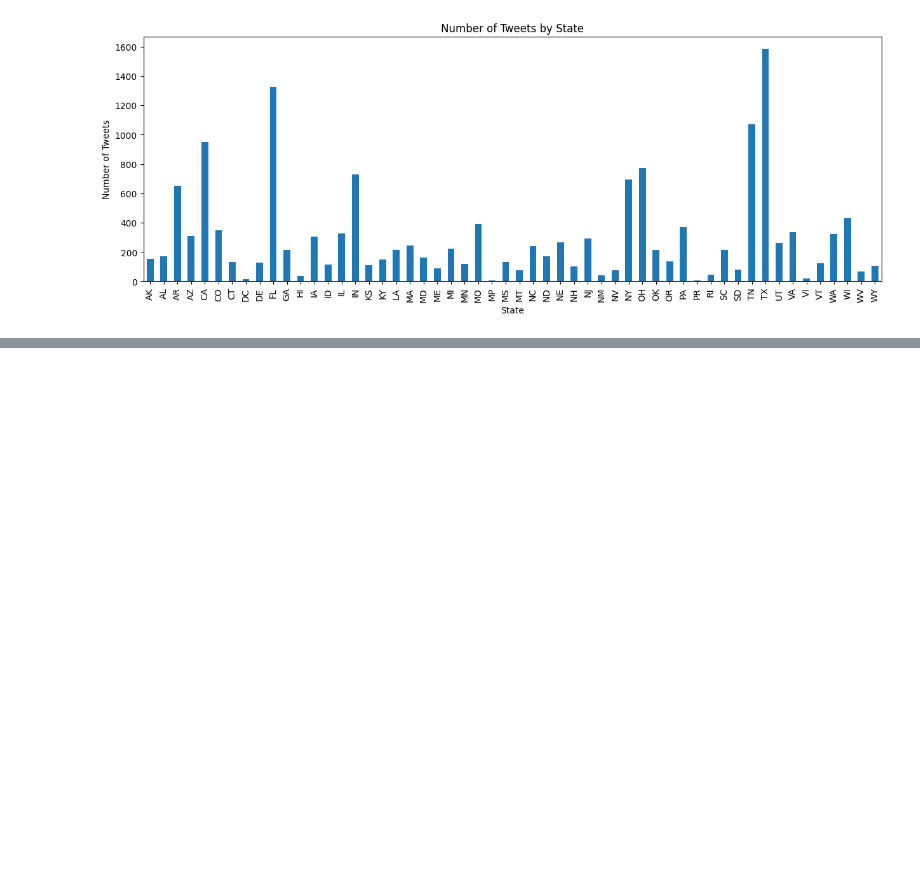
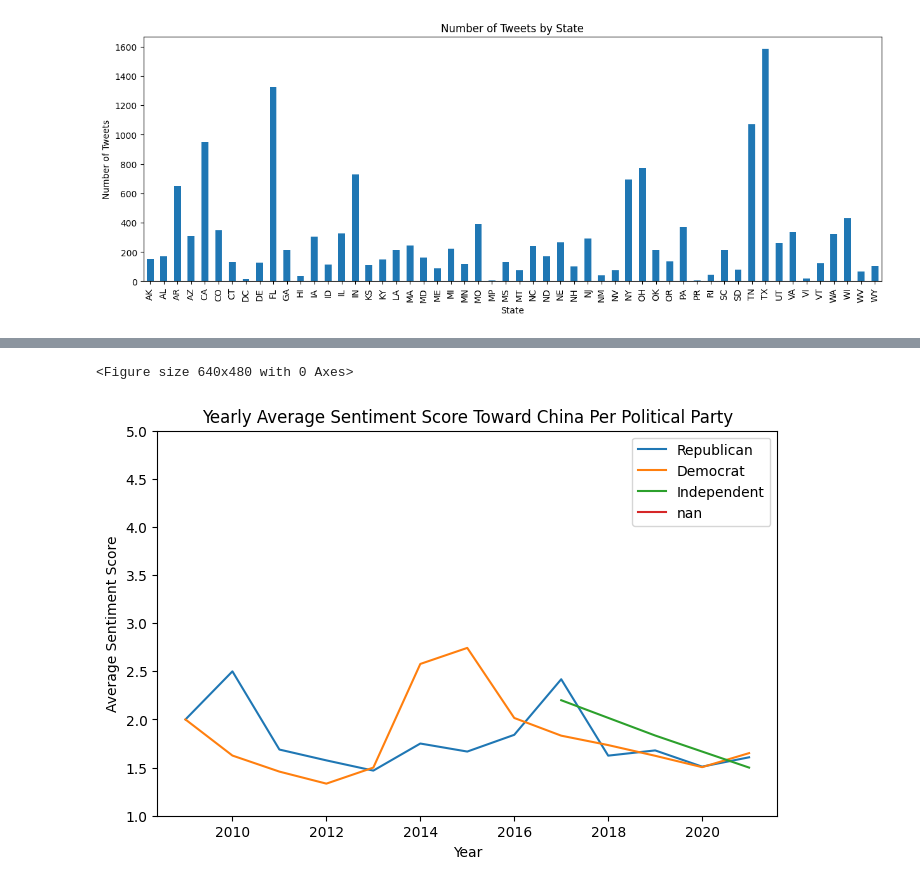
Before and after one commit to gprasad125/dsc180b, a Jupyter notebook: notebooks/EDA_Final.ipynb, the cells around one changed output, grey strips where cells are left out. Drawn from its saved outputs; the diff is of its cells as text; code cells hidden in the pictures; blank space fills up the shorter version.

```diff
--- a/notebooks/EDA_Final.ipynb
+++ b/notebooks/EDA_Final.ipynb
@@ -44,0 +61,6 @@ plot.show()
+# %%
+plot, axis = visualize('overtime', df)
+plot.show()
+# %% [output]
+<Figure size 640x480 with 0 Axes>
+[figure, added]
```
Also changed, not shown: parts of 5 cells of this notebook, 2 other files.
